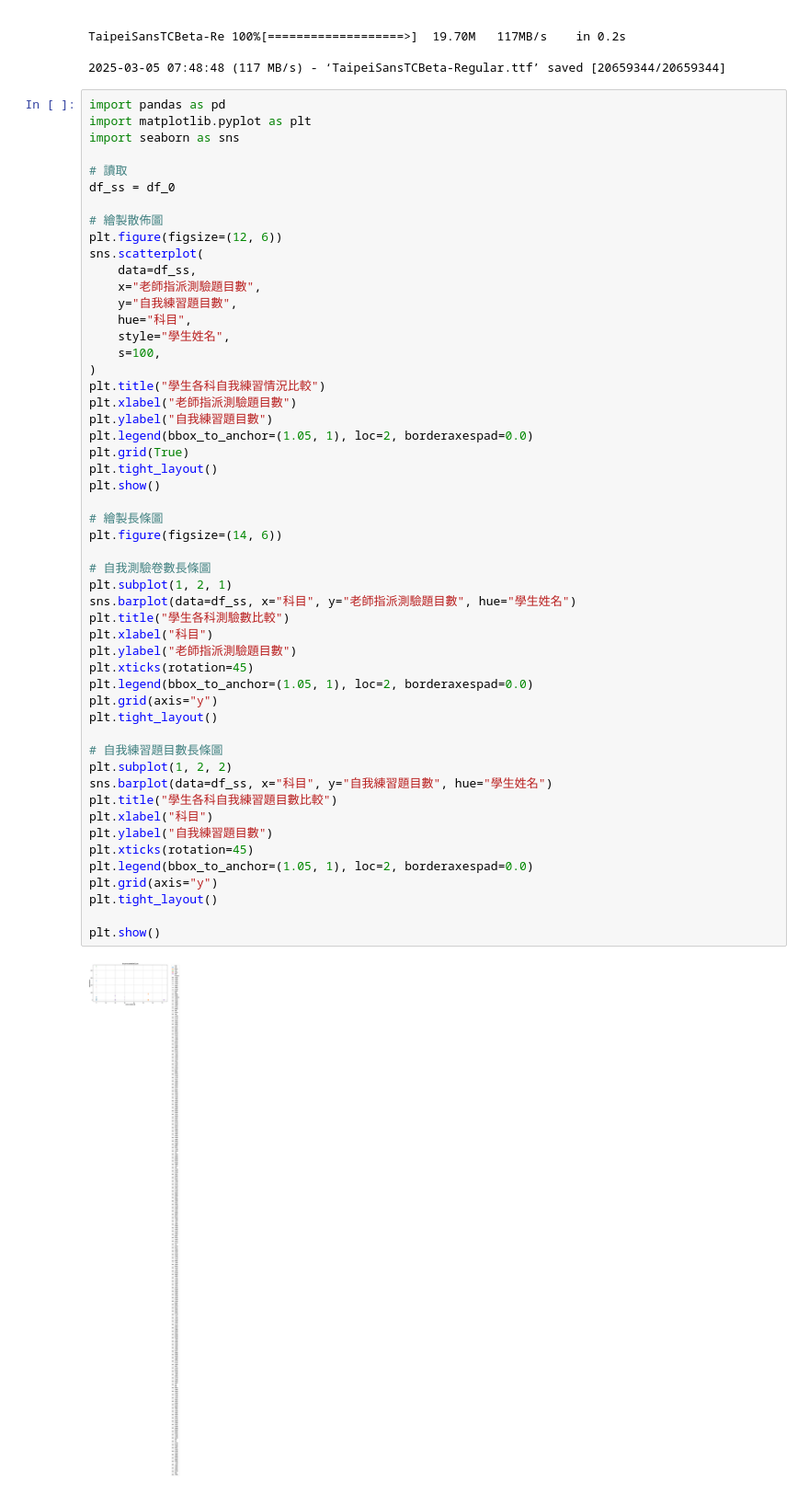
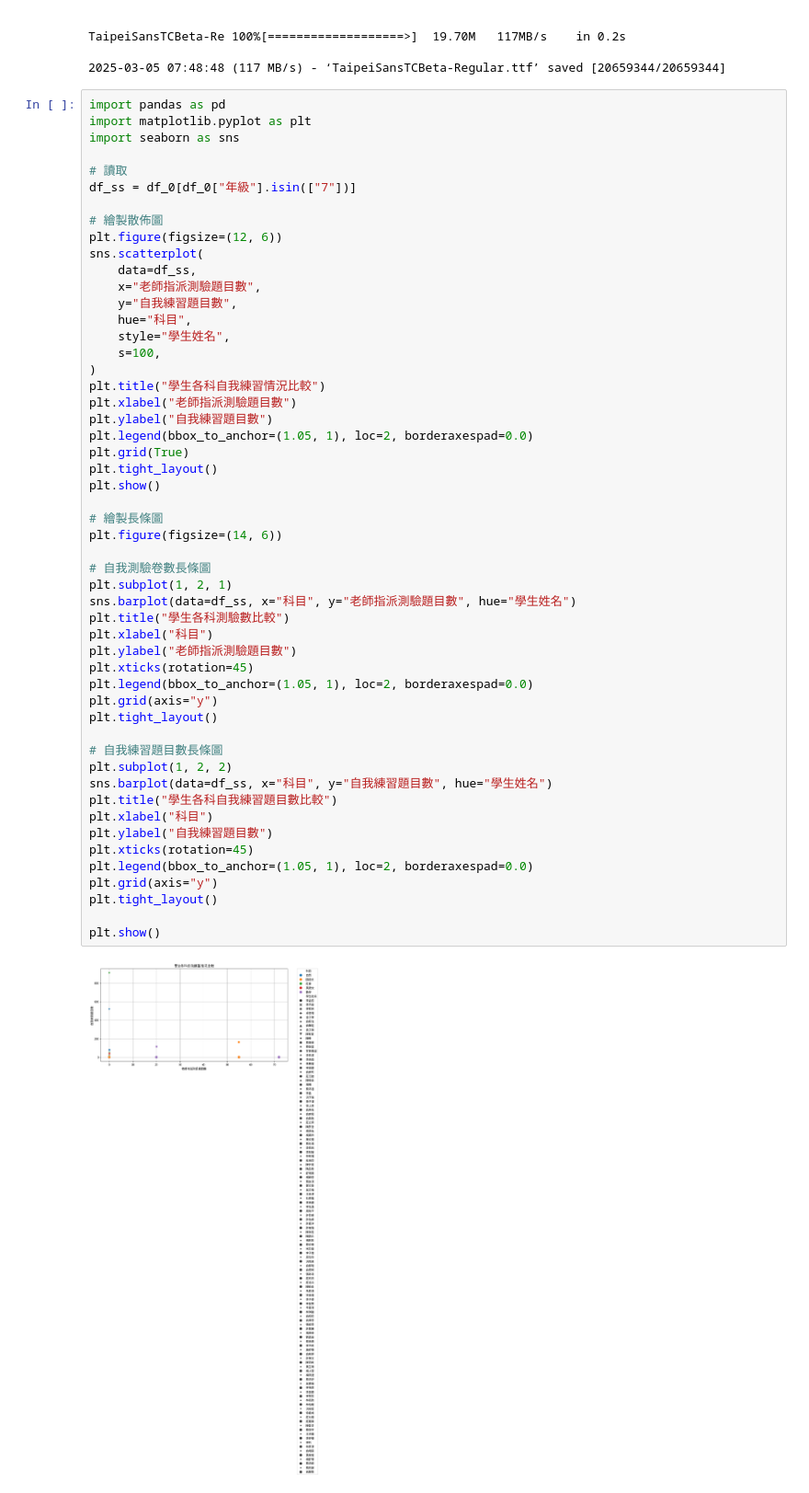
Before and after one commit to Emily-Hsu2004/edu-data-mining-, a Jupyter notebook: 練習/week3-課堂練習1.ipynb, the cells around one changed output. Shown: that part at 92% size. Cells and saved outputs as stored; diff of their text form.

```diff
--- a/練習/week3-課堂練習1.ipynb
+++ b/練習/week3-課堂練習1.ipynb
@@ -91,7 +91,7 @@ import matplotlib.pyplot as plt
 import seaborn as sns
 
 # 讀取
-df_ss = df_0
+df_ss = df_0[df_0["年級"].isin(["7"])]
 
 # 繪製散佈圖
 plt.figure(figsize=(12, 6))
@@ -111,31 +111,31 @@ plt.grid(True)
 plt.tight_layout()
 plt.show()
 
 # 繪製長條圖
 plt.figure(figsize=(14, 6))
 
 # 自我測驗卷數長條圖
 plt.subplot(1, 2, 1)
 sns.barplot(data=df_ss, x="科目", y="老師指派測驗題目數", hue="學生姓名")
 plt.title("學生各科測驗數比較")
 plt.xlabel("科目")
 plt.ylabel("老師指派測驗題目數")
 plt.xticks(rotation=45)
 plt.legend(bbox_to_anchor=(1.05, 1), loc=2, borderaxespad=0.0)
 plt.grid(axis="y")
 plt.tight_layout()
 
 # 自我練習題目數長條圖
 plt.subplot(1, 2, 2)
 sns.barplot(data=df_ss, x="科目", y="自我練習題目數", hue="學生姓名")
 plt.title("學生各科自我練習題目數比較")
 plt.xlabel("科目")
 plt.ylabel("自我練習題目數")
 plt.xticks(rotation=45)
 plt.legend(bbox_to_anchor=(1.05, 1), loc=2, borderaxespad=0.0)
 plt.grid(axis="y")
 plt.tight_layout()
 
 plt.show()
 # %% [output]
-[figure, old version]
+[figure, new version]
```
Also changed, not shown: parts of 2 cells of this notebook.
